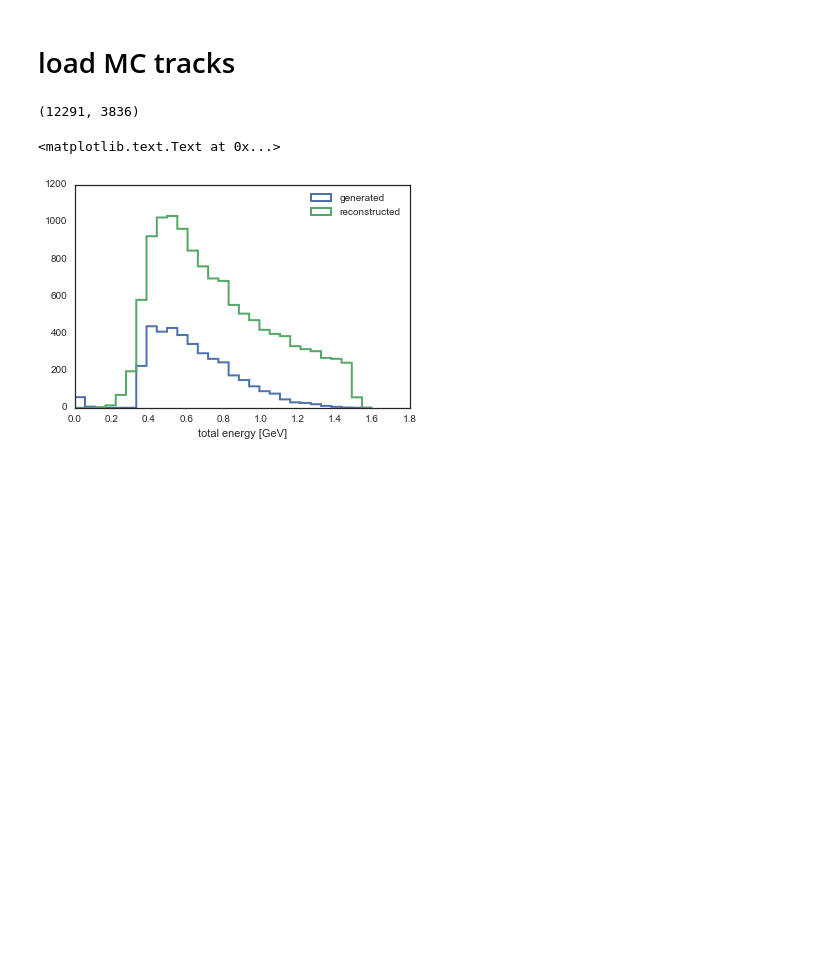
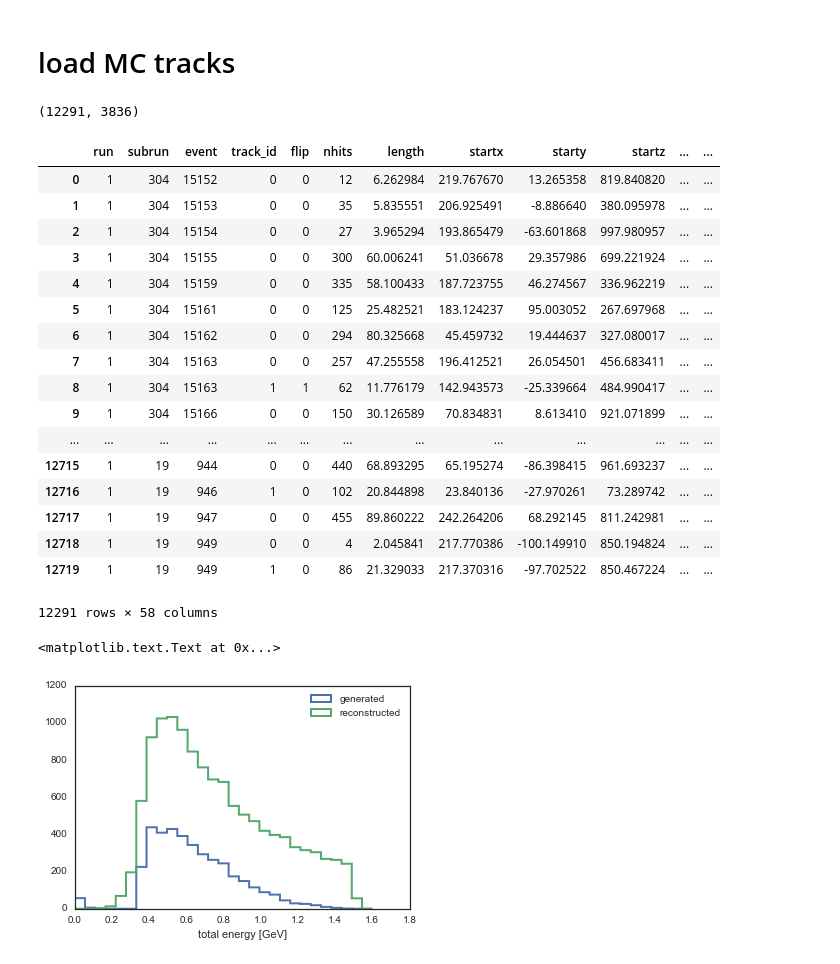
Before and after one commit to erezcoh4/AnalysisTreesInformation, a Jupyter notebook: AnaTreesPackage/notebooks/MC_SingleParticle_anatrees_plots.ipynb, the cells around one changed output. Drawn from its saved outputs; the diff is of its cells as text; code cells hidden in the pictures; blank space fills up the shorter version.

```diff
--- a/AnaTreesPackage/notebooks/MC_SingleParticle_anatrees_plots.ipynb
+++ b/AnaTreesPackage/notebooks/MC_SingleParticle_anatrees_plots.ipynb
@@ -16,6 +16,27 @@ MC_rec_protons.p = np.sqrt(MC_rec_protons.truth_Eng*MC_rec_protons.truth_Eng - 0
 len(MC_rec_protons) , len(MC_gen_protons)
 # %% [output]
 (12291, 3836)
+# %%
+MC_rec_protons
+# %% [output]
+|  | run | subrun | event | track_id | flip | nhits | length | startx | starty | startz | ... | ... |
+| 0 | 1 | 304 | 15152 | 0 | 0 | 12 | 6.262984 | 219.767670 | 13.265358 | 819.840820 | ... | ... |
+| 1 | 1 | 304 | 15153 | 0 | 0 | 35 | 5.835551 | 206.925491 | -8.886640 | 380.095978 | ... | ... |
+| 2 | 1 | 304 | 15154 | 0 | 0 | 27 | 3.965294 | 193.865479 | -63.601868 | 997.980957 | ... | ... |
+| 3 | 1 | 304 | 15155 | 0 | 0 | 300 | 60.006241 | 51.036678 | 29.357986 | 699.221924 | ... | ... |
+| 4 | 1 | 304 | 15159 | 0 | 0 | 335 | 58.100433 | 187.723755 | 46.274567 | 336.962219 | ... | ... |
+| 5 | 1 | 304 | 15161 | 0 | 0 | 125 | 25.482521 | 183.124237 | 95.003052 | 267.697968 | ... | ... |
+| 6 | 1 | 304 | 15162 | 0 | 0 | 294 | 80.325668 | 45.459732 | 19.444637 | 327.080017 | ... | ... |
+| 7 | 1 | 304 | 15163 | 0 | 0 | 257 | 47.255558 | 196.412521 | 26.054501 | 456.683411 | ... | ... |
+| 8 | 1 | 304 | 15163 | 1 | 1 | 62 | 11.776179 | 142.943573 | -25.339664 | 484.990417 | ... | ... |
+| 9 | 1 | 304 | 15166 | 0 | 0 | 150 | 30.126589 | 70.834831 | 8.613410 | 921.071899 | ... | ... |
+| ... | ... | ... | ... | ... | ... | ... | ... | ... | ... | ... | ... | ... |
+| 12715 | 1 | 19 | 944 | 0 | 0 | 440 | 68.893295 | 65.195274 | -86.398415 | 961.693237 | ... | ... |
+| 12716 | 1 | 19 | 946 | 1 | 0 | 102 | 20.844898 | 23.840136 | -27.970261 | 73.289742 | ... | ... |
+| 12717 | 1 | 19 | 947 | 0 | 0 | 455 | 89.860222 | 242.264206 | 68.292145 | 811.242981 | ... | ... |
+| 12718 | 1 | 19 | 949 | 0 | 0 | 4 | 2.045841 | 217.770386 | -100.149910 | 850.194824 | ... | ... |
+| 12719 | 1 | 19 | 949 | 1 | 0 | 86 | 21.329033 | 217.370316 | -97.702522 | 850.467224 | ... | ... |
+12291 rows × 58 columns
 # %%
 bins=np.linspace(0,1.6,30)
 h_gen,bins,patches=plt.hist(MC_gen_protons.p,label='generated',bins=bins,histtype='step',linewidth=2)
```
